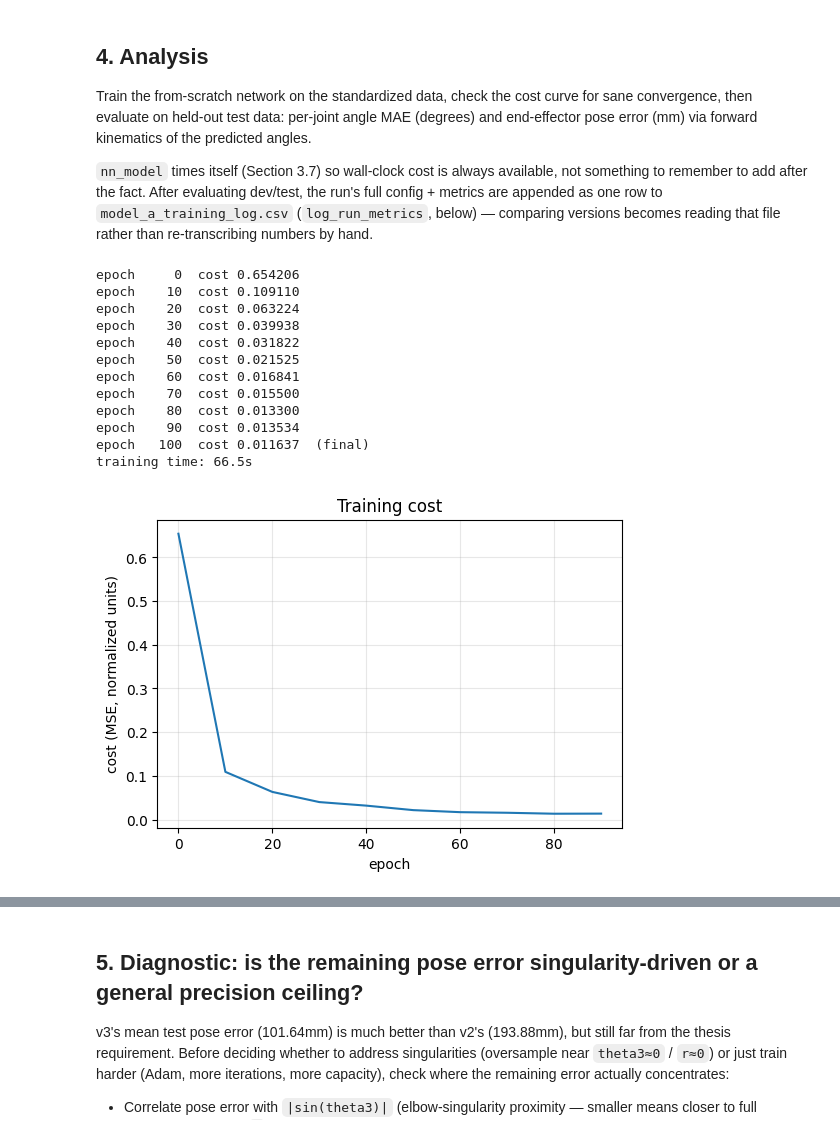
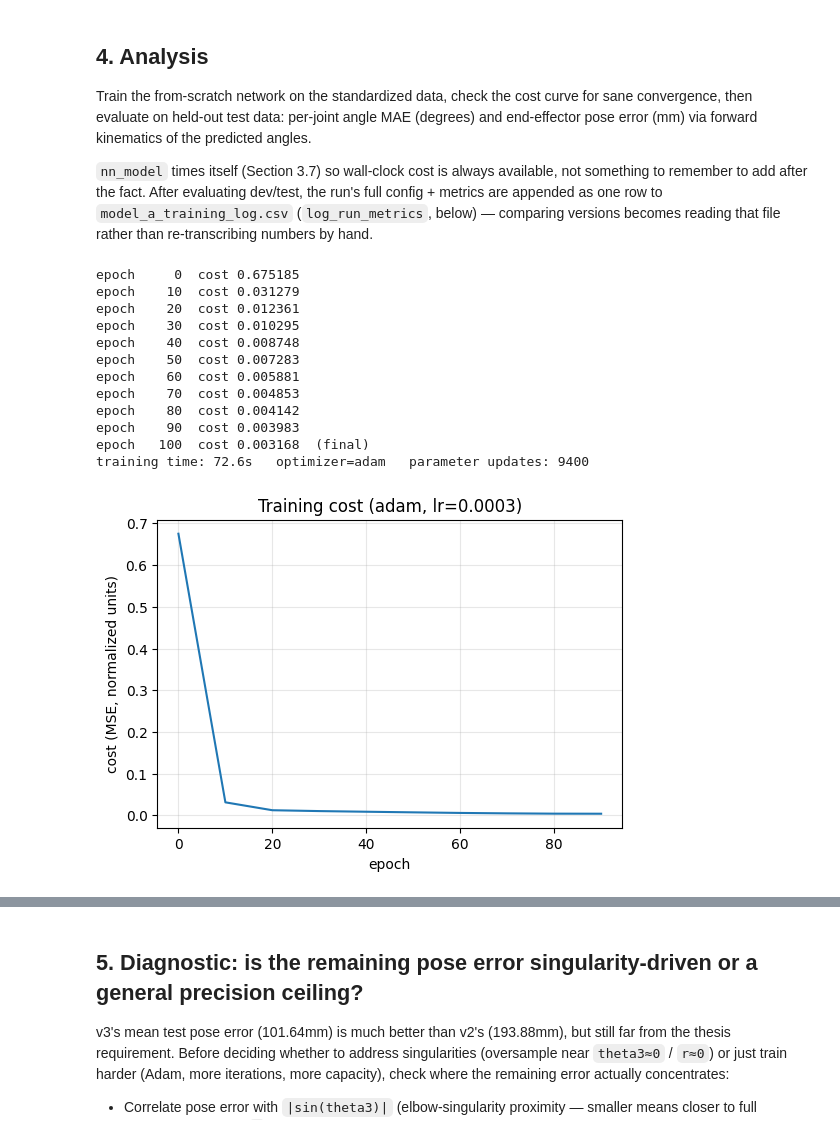
Before and after one commit to nandesh2k25/IK-DNN, a Jupyter notebook: IK_MDN(3R in 3D)_tuned/notebooks/august_thesis_claude.ipynb, the cells around one changed output, grey strips where cells are left out. Drawn from its saved outputs; the diff is of its cells as text; code cells hidden in the pictures.

```diff
--- a/IK_MDN(3R in 3D)_tuned/notebooks/august_thesis_claude.ipynb
+++ b/IK_MDN(3R in 3D)_tuned/notebooks/august_thesis_claude.ipynb
@@ -525,44 +700,55 @@ Train the from-scratch network on the standardized data, check the cost curve fo
 
 `nn_model` times itself (Section 3.7) so wall-clock cost is always available, not something to remember to add after the fact. After evaluating dev/test, the run's full config + metrics are appended as one row to `model_a_training_log.csv` (`log_run_metrics`, below) — comparing versions becomes reading that file rather than re-transcribing numbers by hand.
 # %%
-VERSION = "v5"
-NOTES = "mini-batch GD (batch=256, 100 epochs), same [4,256,128,64,4] architecture as v4"
+VERSION = "v6"
+NOTES = "Adam optimizer (Section 3.7), lr=3e-4; batch=256, 100 epochs, [4,256,128,64,4] -- all else identical to v5"
 
 layer_dims = [4, 256, 128, 64, 4]  # input (x,y,z,elbow_config) -> hidden -> hidden -> output (sin_theta1, cos_theta1, theta2, theta3)
-BATCH_SIZE = 256  # v5: mini-batch GD (Section 3.6/3.7); set to None to reproduce the v0-v4 full-batch baseline
-LEARNING_RATE = 0.05
+BATCH_SIZE = 256  # v5: mini-batch GD (Section 3.6/3.8); set to None to reproduce the v0-v4 full-batch baseline
 NUM_ITERATIONS = 100  # epochs, since BATCH_SIZE is set
+
+OPTIMIZER = "adam"  # v6: "adam" (Section 3.7) or "gd" to reproduce v0-v5
+BETA1, BETA2, EPSILON = 0.9, 0.999, 1e-8
+
+# NOTE: the learning rate is NOT comparable across optimizers -- Adam's step is
+# magnitude-normalized, so v5's 0.05 is far too large for it. 3e-4 is the winner
+# of the sweep in Section 4.2, chosen by test POSE error rather than by final
+# cost: 3e-3 reached a slightly lower cost (0.00267 vs 0.00317) but a worse pose
+# error (34.5mm vs 31.6mm), so the two criteria genuinely disagree here.
+LEARNING_RATE = 3e-4
 
 parameters, costs, train_time, final_cost = nn_model(
     X_train_norm, Y_train_norm,
     layer_dims=layer_dims,
     learning_rate=LEARNING_RATE,
     num_iterations=NUM_ITERATIONS,
     print_every=10,
     batch_size=BATCH_SIZE,
+    optimizer=OPTIMIZER,
+    beta1=BETA1, beta2=BETA2, epsilon=EPSILON,
 )
 
 plt.figure(figsize=(6, 4))
 plt.plot(np.arange(len(costs)) * 10, costs)
 plt.xlabel("epoch" if BATCH_SIZE is not None else "iteration")
 plt.ylabel("cost (MSE, normalized units)")
-plt.title("Training cost")
+plt.title(f"Training cost ({OPTIMIZER}, lr={LEARNING_RATE:g})")
 plt.grid(alpha=0.3)
 plt.show()
 # %% [output]
-epoch     0  cost 0.654206
-epoch    10  cost 0.109110
-epoch    20  cost 0.063224
-epoch    30  cost 0.039938
-epoch    40  cost 0.031822
-epoch    50  cost 0.021525
-epoch    60  cost 0.016841
-epoch    70  cost 0.015500
-epoch    80  cost 0.013300
-epoch    90  cost 0.013534
-epoch   100  cost 0.011637  (final)
-training time: 66.5s
+epoch     0  cost 0.675185
+epoch    10  cost 0.031279
+epoch    20  cost 0.012361
+epoch    30  cost 0.010295
+epoch    40  cost 0.008748
+epoch    50  cost 0.007283
+epoch    60  cost 0.005881
+epoch    70  cost 0.004853
+epoch    80  cost 0.004142
+epoch    90  cost 0.003983
+epoch   100  cost 0.003168  (final)
+training time: 72.6s   optimizer=adam   parameter updates: 9400
-[figure, old version]
+[figure, new version]
 # %%
 ## ---- Inference: caller only supplies (x,y,z); resolve elbow_config internally ----
 def predict_ik(xyz_raw, parameters):
```
Also changed, not shown: parts of 13 cells of this notebook.
